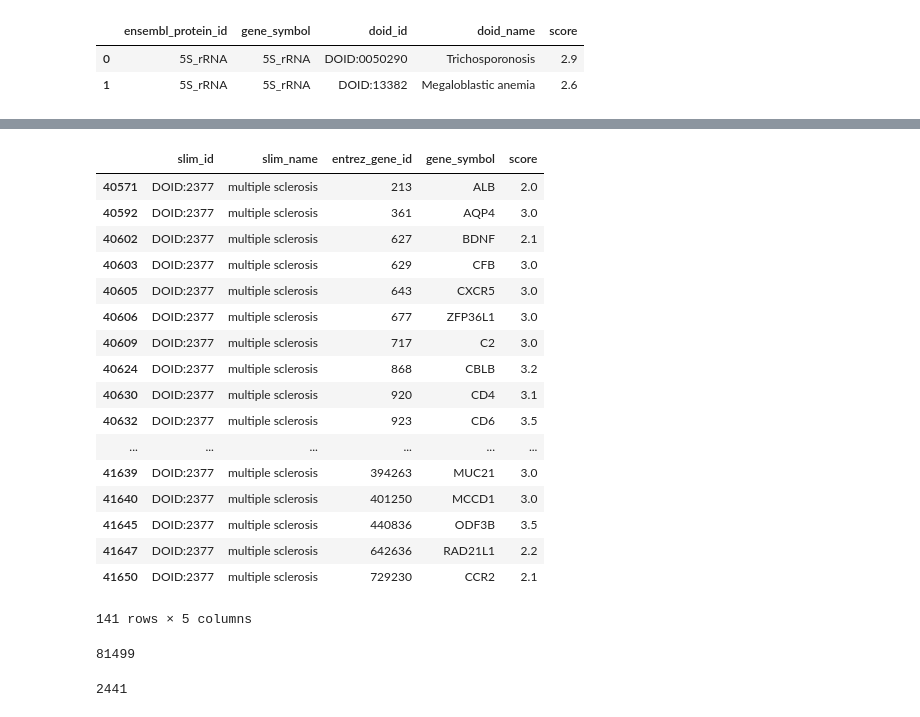
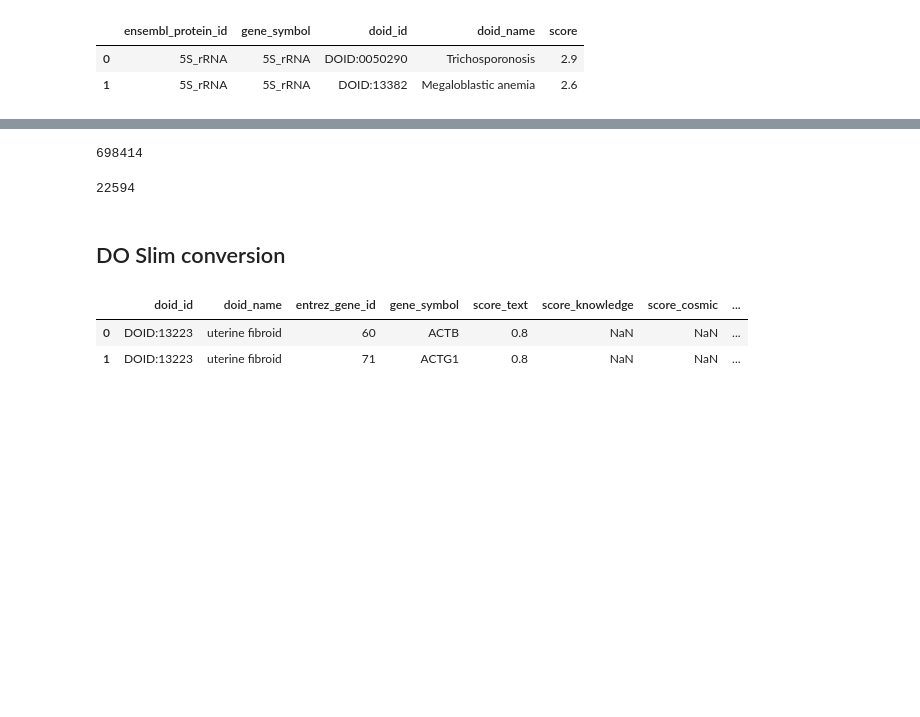
Before and after one commit to dhimmel/diseases, a Jupyter notebook: diseases.ipynb, the cells around one changed output, grey strips where cells are left out. Saved outputs shown, nothing was run; the diff lists cells and outputs as text; code cells hidden in the pictures; blank space fills up the shorter version.

```diff
--- a/diseases.ipynb
+++ b/diseases.ipynb
@@ -90 +225,21 @@ integrated_df.head(2)
+# %%
+len(master_df)
+# %% [output]
+698414
+# %%
+sum(master_df.score_integrated_no_distild >= 3)
+# %% [output]
+22594
+# %% [markdown]
+## DO Slim conversion
+# %%
+master_slim_df = doslim_prop_df.merge(master_df)
+master_slim_df = master_slim_df.groupby(['slim_id', 'entrez_gene_id'])[['score_' + x[1] for x in renames]].max().reset_index()
+master_slim_df = master_slim_df.rename(columns={'slim_id': 'doid_id'})
+master_slim_df = doid_df.merge(entrez_df.merge(master_slim_df))
+master_slim_df.head(2)
+# %% [output]
+|  | doid_id | doid_name | entrez_gene_id | gene_symbol | score_text | score_knowledge | score_cosmic | ... |
+| 0 | DOID:13223 | uterine fibroid | 60 | ACTB | 0.8 | NaN | NaN | ... |
+| 1 | DOID:13223 | uterine fibroid | 71 | ACTG1 | 0.8 | NaN | NaN | ... |
 # %%
@@ -92,29 +246,0 @@ integrated_df.to_csv('data/integrated.tsv', sep='\t', index=False)
-# %%
-integrated_df.query("slim_name == 'multiple sclerosis' and score >= 2")
-# %% [output]
-|  | slim_id | slim_name | entrez_gene_id | gene_symbol | score |
-| 40571 | DOID:2377 | multiple sclerosis | 213 | ALB | 2.0 |
-| 40592 | DOID:2377 | multiple sclerosis | 361 | AQP4 | 3.0 |
-| 40602 | DOID:2377 | multiple sclerosis | 627 | BDNF | 2.1 |
-| 40603 | DOID:2377 | multiple sclerosis | 629 | CFB | 3.0 |
-| 40605 | DOID:2377 | multiple sclerosis | 643 | CXCR5 | 3.0 |
-| 40606 | DOID:2377 | multiple sclerosis | 677 | ZFP36L1 | 3.0 |
-| 40609 | DOID:2377 | multiple sclerosis | 717 | C2 | 3.0 |
-| 40624 | DOID:2377 | multiple sclerosis | 868 | CBLB | 3.2 |
-| 40630 | DOID:2377 | multiple sclerosis | 920 | CD4 | 3.1 |
-| 40632 | DOID:2377 | multiple sclerosis | 923 | CD6 | 3.5 |
-| ... | ... | ... | ... | ... | ... |
-| 41639 | DOID:2377 | multiple sclerosis | 394263 | MUC21 | 3.0 |
-| 41640 | DOID:2377 | multiple sclerosis | 401250 | MCCD1 | 3.0 |
-| 41645 | DOID:2377 | multiple sclerosis | 440836 | ODF3B | 3.5 |
-| 41647 | DOID:2377 | multiple sclerosis | 642636 | RAD21L1 | 2.2 |
-| 41650 | DOID:2377 | multiple sclerosis | 729230 | CCR2 | 2.1 |
-141 rows × 5 columns
-# %%
-len(integrated_df)
-# %% [output]
-81499
-# %%
-sum(integrated_df.score >= 3)
-# %% [output]
-2441
```
Also changed, not shown: parts of 26 cells of this notebook, 4 other files.
